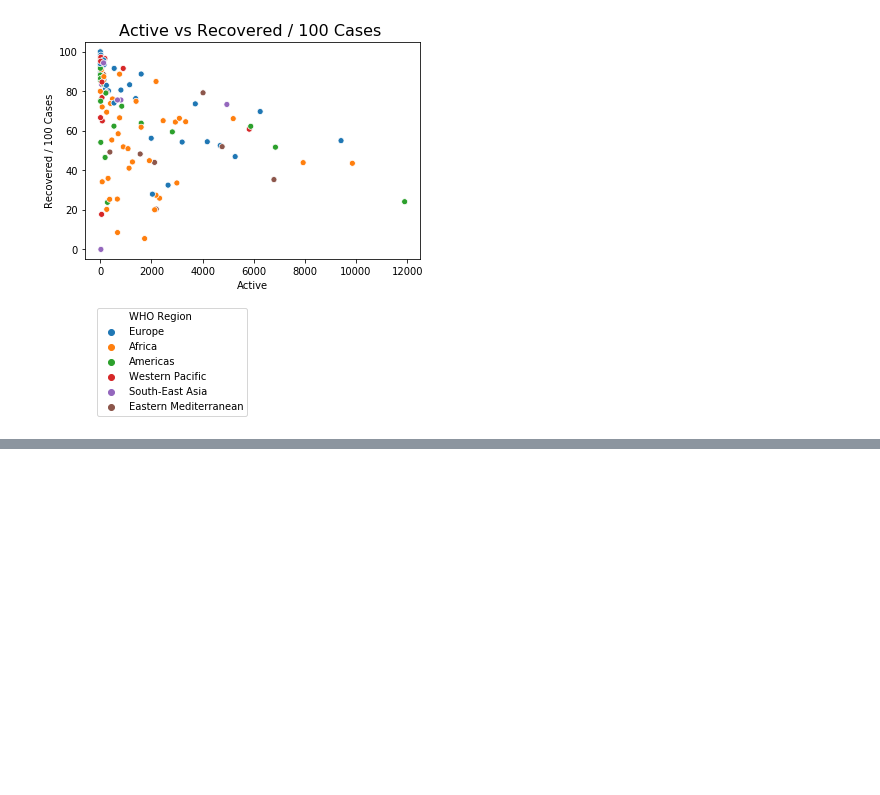
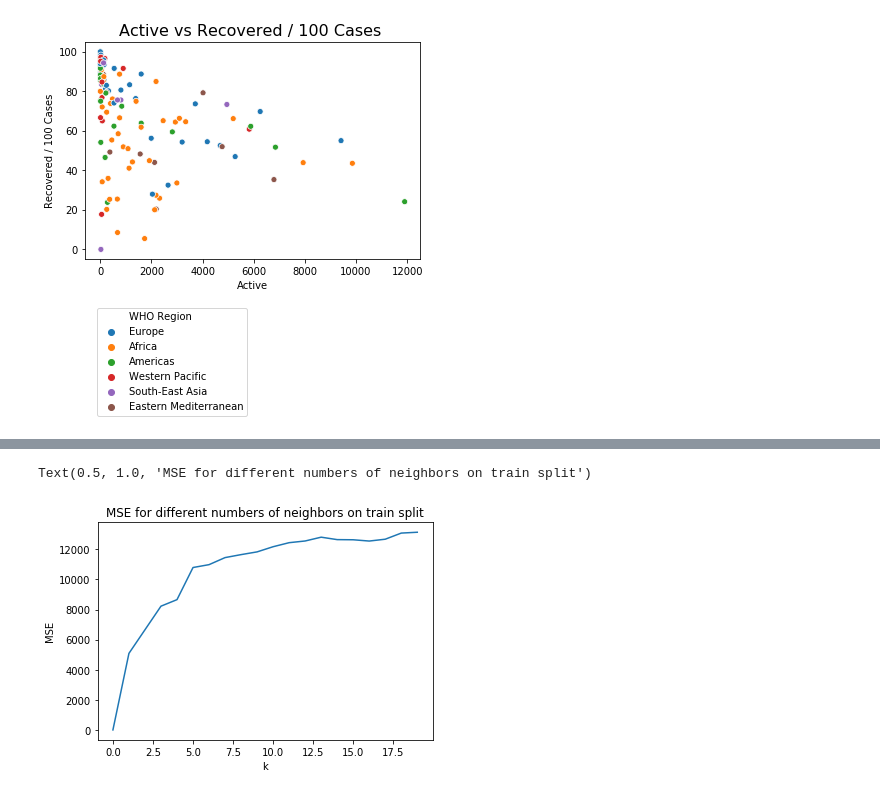
Before and after one commit to liger1apwm/Covid-data-analysis, a Jupyter notebook: covid_data_analysis.ipynb, the cells around one changed output, grey strips where cells are left out. Cells and saved outputs as stored; diff of their text form; code cells hidden in the pictures; blank space fills up the shorter version.

```diff
--- a/covid_data_analysis.ipynb
+++ b/covid_data_analysis.ipynb
@@ -142,0 +393,8 @@ plt.savefig('Active_Recovered_percentage_plot')
+# %%
+plt.plot(mses_train_scaled)
+plt.xlabel("k")
+plt.ylabel("MSE")
+plt.title("MSE for different numbers of neighbors on train split")
+# %% [output]
+Text(0.5, 1.0, 'MSE for different numbers of neighbors on train split')
+[figure, added]
```
Also changed, not shown: parts of 23 cells of this notebook, 1 other file.
